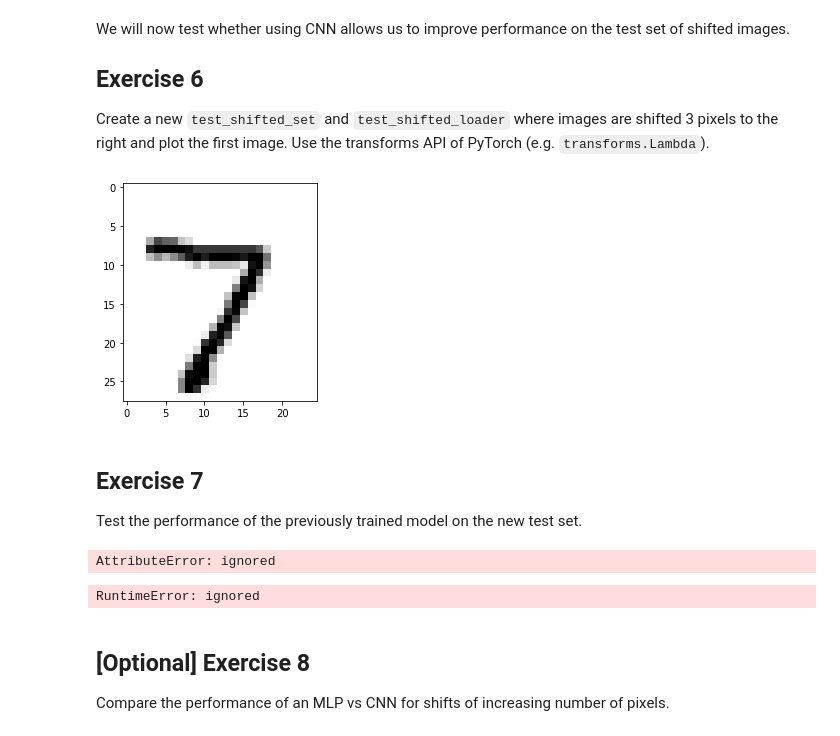
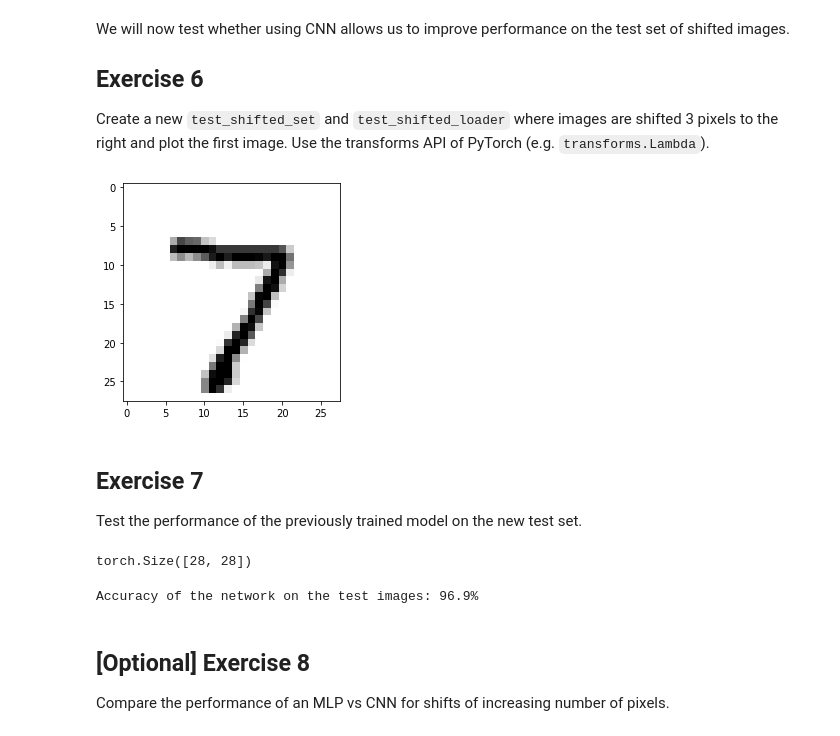
Before and after one commit to YosefGuevara012/DeepLearning_and_computer_vision_for_Marine_Robotics, a Jupyter notebook: TP_03_CNNs_and_transfer_learning.ipynb, the cells around one changed output. Saved outputs shown, nothing was run; the diff lists cells and outputs as text; code cells hidden in the pictures.

```diff
--- a/TP_03_CNNs_and_transfer_learning.ipynb
+++ b/TP_03_CNNs_and_transfer_learning.ipynb
@@ -451,29 +451,30 @@ Create a new `test_shifted_set` and `test_shifted_loader` where images are shift
 # %%
 transform = transforms.Compose(
     [
      ### BEGIN SOLUTION
      transforms.ToTensor(),
-     transforms.Normalize((0.5,), (0.5,)),
-     transforms.Lambda(lambda img: img[:,:,3:])
+     transforms.Lambda(lambda img: img[:,:,3:]),
+     transforms.Lambda(lambda img: torch.nn.functional.pad(img,(3,0,0,0))),
+     transforms.Normalize((0.5,), (0.5,))
      ### END SOLUTION
     ])
 
 test_shifted_set = torchvision.datasets.MNIST('data/mnist', download=True, train=False, transform=transform)
 
 test_shifted_loader = torch.utils.data.DataLoader(test_shifted_set, batch_size=batch_size)
 
 plt.imshow(test_shifted_set[0][0][0], cmap='gray_r')
 plt.show()
 # %% [output]
-[figure, old version]
+[figure, new version]
 # %% [markdown]
 ## Exercise 7
 
 Test the performance of the previously trained model on the new test set.
-# %%
-test_shifted_loader.size()
-# %% [output]
-AttributeError: ignored
+# %%
+test_shifted_set[0][0][0].size()
+# %% [output]
+torch.Size([28, 28])
 # %%
 ### BEGIN SOLUTION
 device = torch.device("cuda:0" if torch.cuda.is_available() else "cpu")
@@ -483,7 +484,7 @@ accuracy = evaluate_model(model, test_shifted_loader, device=device)
 
 print(f'Accuracy of the network on the test images: {accuracy:.1%}')
 # %% [output]
-RuntimeError: ignored
+Accuracy of the network on the test images: 96.9%
 # %% [markdown]
 ## [Optional] Exercise 8
 
```
